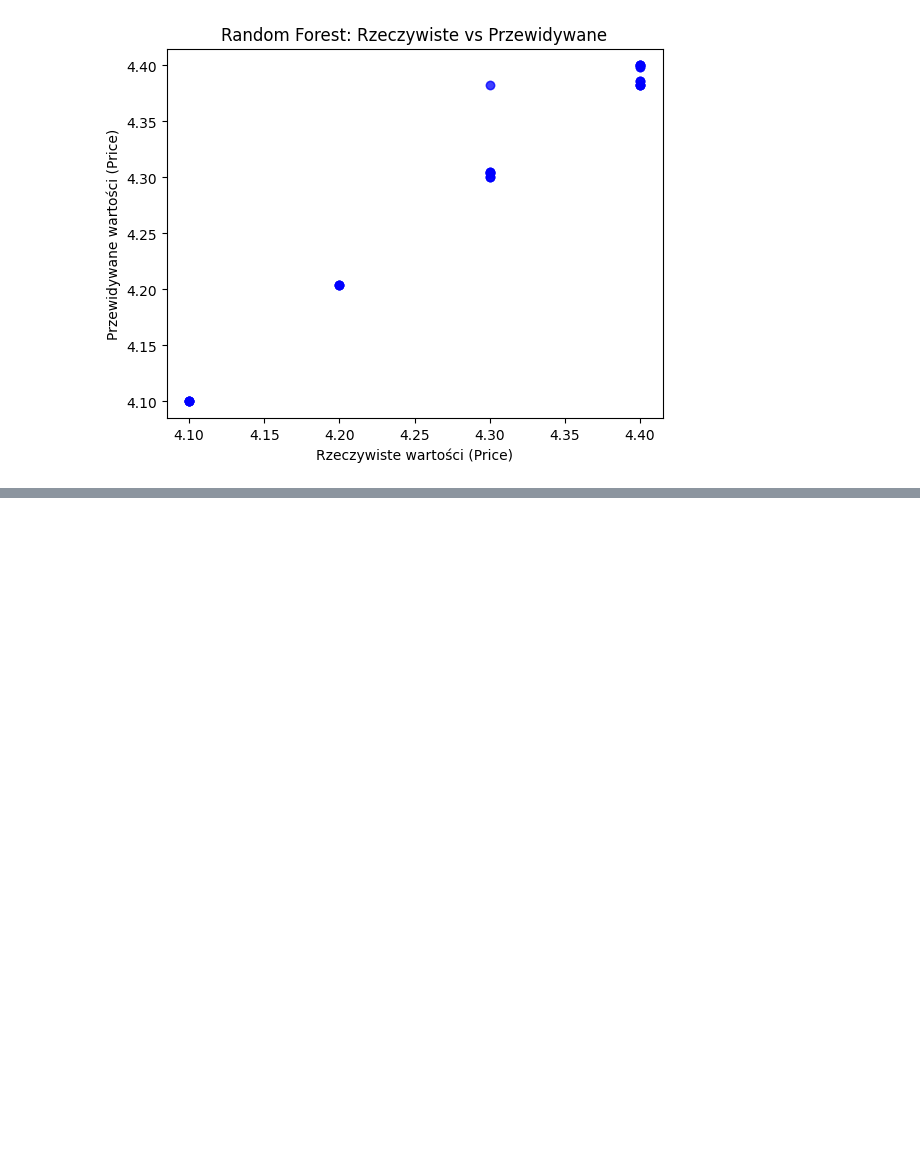
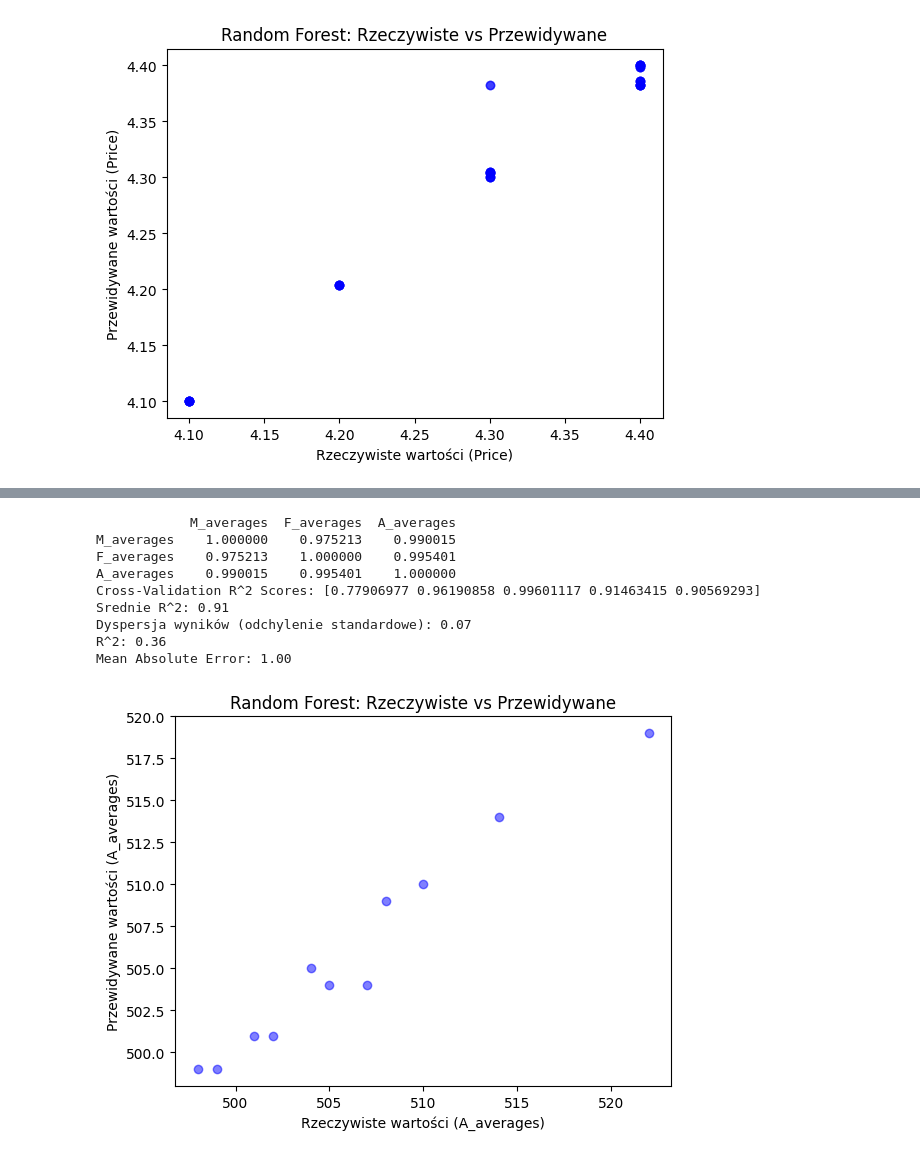
Before and after one commit to hgf700/Python-scikit-learn-alg, a Jupyter notebook: llmy/Untitled.ipynb, the cells around one changed output, grey strips where cells are left out. Drawn from its saved outputs; the diff is of its cells as text; code cells hidden in the pictures; blank space fills up the shorter version.

Commit message:
random forest

```diff
--- a/llmy/Untitled.ipynb
+++ b/llmy/Untitled.ipynb
@@ -1413,0 +1424,54 @@ Mean Absolute Error: 1.14
+# %%
+import pandas as pd
+from sklearn.model_selection import train_test_split, cross_val_score, KFold
+from sklearn.ensemble import RandomForestClassifier
+from sklearn.preprocessing import StandardScaler #standaryzacja
+from sklearn.metrics import mean_absolute_error
+from sklearn.preprocessing import LabelEncoder #zamiana string na num
+import matplotlib.pyplot as plt
+import numpy as np
+# ctrl + / by komentowac
+
+# Wczytanie danych
+csv_path = r'C:\Users\USER098\Documents\GitHub\Python-scikit-learn-alg\llmy\archive\SAT_by_Year_Gender_1967_2001.csv'
+df = pd.read_csv(csv_path)
+
+X=df[['M_averages','F_averages']]
+y=df['A_averages']
+
+corell=df[['M_averages','F_averages','A_averages']].corr()
+print(corell)
+
+X_train, X_test, y_train, y_test = train_test_split(X, y, random_state=41, test_size=0.3)
+
+rfc=RandomForestClassifier(n_estimators=100,max_depth=4,random_state=41)
+
+kfold=KFold(n_splits=5,shuffle=True,random_state=41)
+walidacja=cross_val_score(rfc,X_train,y_train,cv=kfold,scoring='r2')
+print(f'Cross-Validation R^2 Scores: {walidacja}')
+print(f'Srednie R^2: {np.mean(walidacja):.2f}')
+print(f'Dyspersja wyników (odchylenie standardowe): {np.std(walidacja):.2f}')
+
+rfc.fit(X_train,y_train)
+
+y_pred=rfc.predict(X_test)
+
+print(f'R^2: {rfc.score(X_test, y_test):.2f}')
+print(f'Mean Absolute Error: {mean_absolute_error(y_test, y_pred):.2f}')
+
+plt.scatter(y_test, y_pred, color='blue', alpha=0.5)
+plt.xlabel('Rzeczywiste wartości (A_averages)')
+plt.ylabel('Przewidywane wartości (A_averages)')
+plt.title('Random Forest: Rzeczywiste vs Przewidywane')
+plt.show()
+# %% [output]
+            M_averages  F_averages  A_averages
+M_averages    1.000000    0.975213    0.990015
+F_averages    0.975213    1.000000    0.995401
+A_averages    0.990015    0.995401    1.000000
+Cross-Validation R^2 Scores: [0.77906977 0.96190858 0.99601117 0.91463415 0.90569293]
+Srednie R^2: 0.91
+Dyspersja wyników (odchylenie standardowe): 0.07
+R^2: 0.36
+Mean Absolute Error: 1.00
+[figure, added]
```
Also changed, not shown: parts of 6 cells of this notebook.
